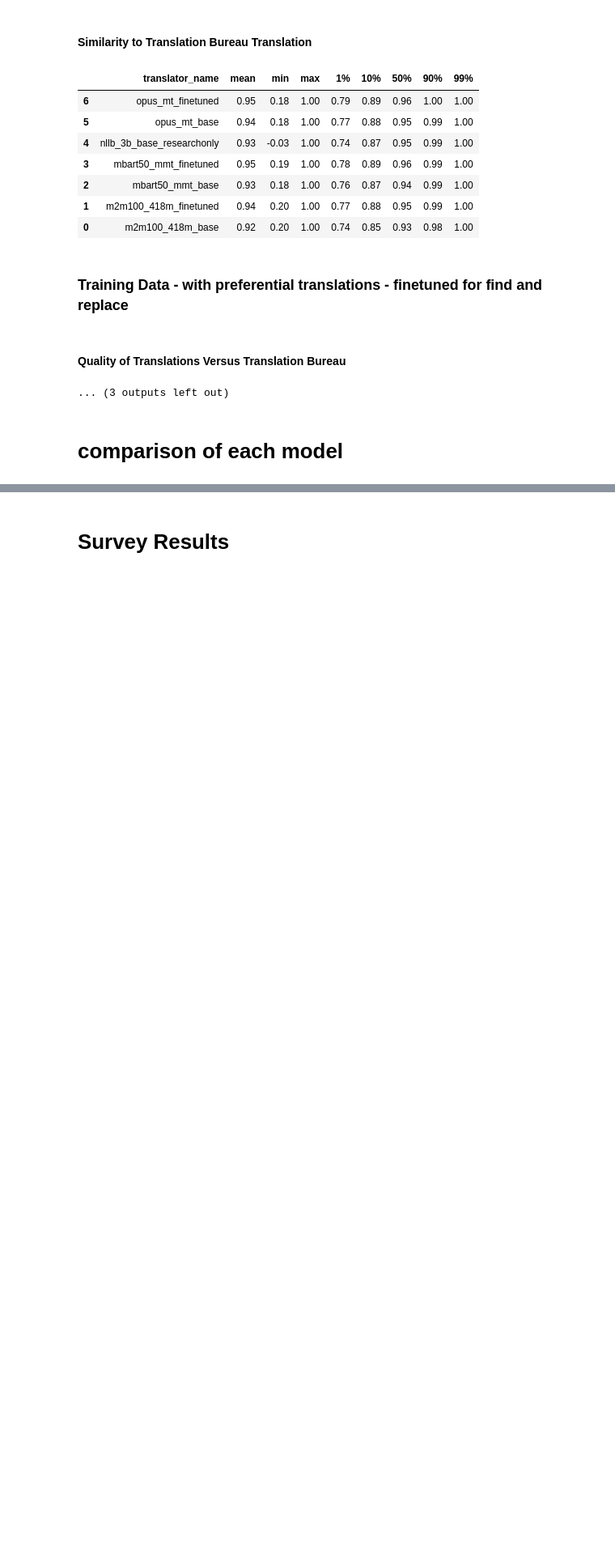
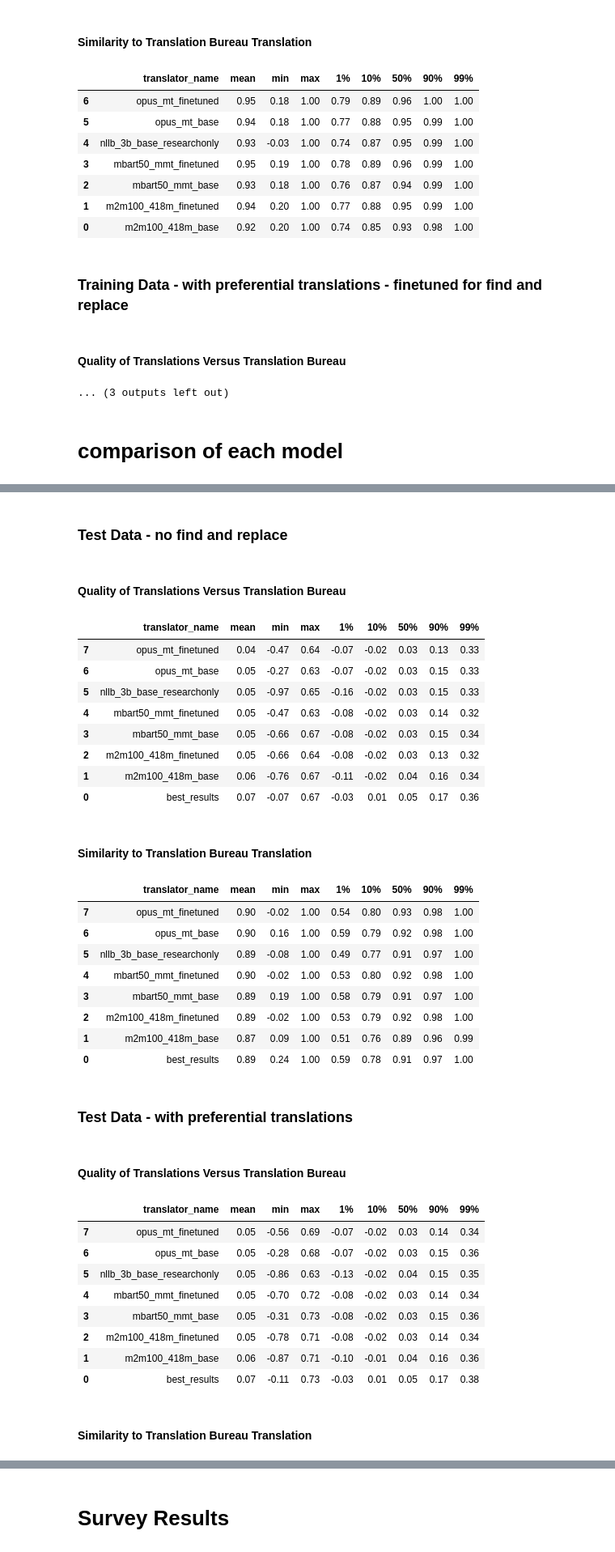
Before and after one commit to KevinCarr42/CSAS-Translations, a Jupyter notebook: evaluate_translations.ipynb, the cells around one changed output, grey strips where cells are left out. Shown: that part at 81% size. Saved outputs shown, nothing was run; the diff lists cells and outputs as text; code cells hidden in the pictures; blank space fills up the shorter version.

```diff
--- a/evaluate_translations.ipynb
+++ b/evaluate_translations.ipynb
@@ -285,0 +327,12 @@ Difference in Quality Versus Translation Bureau
+# %%
+def add_best_results(dataframe):
+    df_temp = dataframe[dataframe.translator_name != 'nllb_3b_base_researchonly'].sort_values('cosine_similarity_vs_source', ascending=False).drop_duplicates(subset='source', keep='first').copy()
+    df_temp["translator_name"] = "best_results"
+    return pd.concat([dataframe, df_temp]).reset_index(drop=True)
+
+df_test_no_rules = add_best_results(df_test_no_rules)
+df_test_rules = add_best_results(df_test_rules)
+df_test_rules_v2 = add_best_results(df_test_rules_v2)
+df_train_no_rules = add_best_results(df_train_no_rules)
+df_train_rules = add_best_results(df_train_rules)
+df_train_rules_v2 = add_best_results(df_train_rules_v2)
@@ -285,0 +341,38 @@ Difference in Quality Versus Translation Bureau
+# %%
+display_stats(df_test_no_rules, heading="\nTest Data - no find and replace\n")
+display_stats(df_test_rules, heading="\nTest Data - with preferential translations\n")
+display_stats(df_test_rules_v2, heading="\nTest Data - with preferential translations - finetuned for find and replace\n")
+# %% [output]
+Test Data - no find and replace
+Quality of Translations Versus Translation Bureau
+|  | translator_name | mean | min | max | 1% | 10% | 50% | 90% | 99% |
+| 7 | opus_mt_finetuned | 0.04 | -0.47 | 0.64 | -0.07 | -0.02 | 0.03 | 0.13 | 0.33 |
+| 6 | opus_mt_base | 0.05 | -0.27 | 0.63 | -0.07 | -0.02 | 0.03 | 0.15 | 0.33 |
+| 5 | nllb_3b_base_researchonly | 0.05 | -0.97 | 0.65 | -0.16 | -0.02 | 0.03 | 0.15 | 0.33 |
+| 4 | mbart50_mmt_finetuned | 0.05 | -0.47 | 0.63 | -0.08 | -0.02 | 0.03 | 0.14 | 0.32 |
+| 3 | mbart50_mmt_base | 0.05 | -0.66 | 0.67 | -0.08 | -0.02 | 0.03 | 0.15 | 0.34 |
+| 2 | m2m100_418m_finetuned | 0.05 | -0.66 | 0.64 | -0.08 | -0.02 | 0.03 | 0.13 | 0.32 |
+| 1 | m2m100_418m_base | 0.06 | -0.76 | 0.67 | -0.11 | -0.02 | 0.04 | 0.16 | 0.34 |
+| 0 | best_results | 0.07 | -0.07 | 0.67 | -0.03 | 0.01 | 0.05 | 0.17 | 0.36 |
+Similarity to Translation Bureau Translation
+|  | translator_name | mean | min | max | 1% | 10% | 50% | 90% | 99% |
+| 7 | opus_mt_finetuned | 0.90 | -0.02 | 1.00 | 0.54 | 0.80 | 0.93 | 0.98 | 1.00 |
+| 6 | opus_mt_base | 0.90 | 0.16 | 1.00 | 0.59 | 0.79 | 0.92 | 0.98 | 1.00 |
+| 5 | nllb_3b_base_researchonly | 0.89 | -0.08 | 1.00 | 0.49 | 0.77 | 0.91 | 0.97 | 1.00 |
+| 4 | mbart50_mmt_finetuned | 0.90 | -0.02 | 1.00 | 0.53 | 0.80 | 0.92 | 0.98 | 1.00 |
+| 3 | mbart50_mmt_base | 0.89 | 0.19 | 1.00 | 0.58 | 0.79 | 0.91 | 0.97 | 1.00 |
+| 2 | m2m100_418m_finetuned | 0.89 | -0.02 | 1.00 | 0.53 | 0.79 | 0.92 | 0.98 | 1.00 |
+| 1 | m2m100_418m_base | 0.87 | 0.09 | 1.00 | 0.51 | 0.76 | 0.89 | 0.96 | 0.99 |
+| 0 | best_results | 0.89 | 0.24 | 1.00 | 0.59 | 0.78 | 0.91 | 0.97 | 1.00 |
+Test Data - with preferential translations
+Quality of Translations Versus Translation Bureau
+|  | translator_name | mean | min | max | 1% | 10% | 50% | 90% | 99% |
+| 7 | opus_mt_finetuned | 0.05 | -0.56 | 0.69 | -0.07 | -0.02 | 0.03 | 0.14 | 0.34 |
+| 6 | opus_mt_base | 0.05 | -0.28 | 0.68 | -0.07 | -0.02 | 0.03 | 0.15 | 0.36 |
+| 5 | nllb_3b_base_researchonly | 0.05 | -0.86 | 0.63 | -0.13 | -0.02 | 0.04 | 0.15 | 0.35 |
+| 4 | mbart50_mmt_finetuned | 0.05 | -0.70 | 0.72 | -0.08 | -0.02 | 0.03 | 0.14 | 0.34 |
+| 3 | mbart50_mmt_base | 0.05 | -0.31 | 0.73 | -0.08 | -0.02 | 0.03 | 0.15 | 0.36 |
+| 2 | m2m100_418m_finetuned | 0.05 | -0.78 | 0.71 | -0.08 | -0.02 | 0.03 | 0.14 | 0.34 |
+| 1 | m2m100_418m_base | 0.06 | -0.87 | 0.71 | -0.10 | -0.01 | 0.04 | 0.16 | 0.36 |
+| 0 | best_results | 0.07 | -0.11 | 0.73 | -0.03 | 0.01 | 0.05 | 0.17 | 0.38 |
+Similarity to Translation Bureau Translation
```
Also changed, not shown: parts of 10 cells of this notebook.
